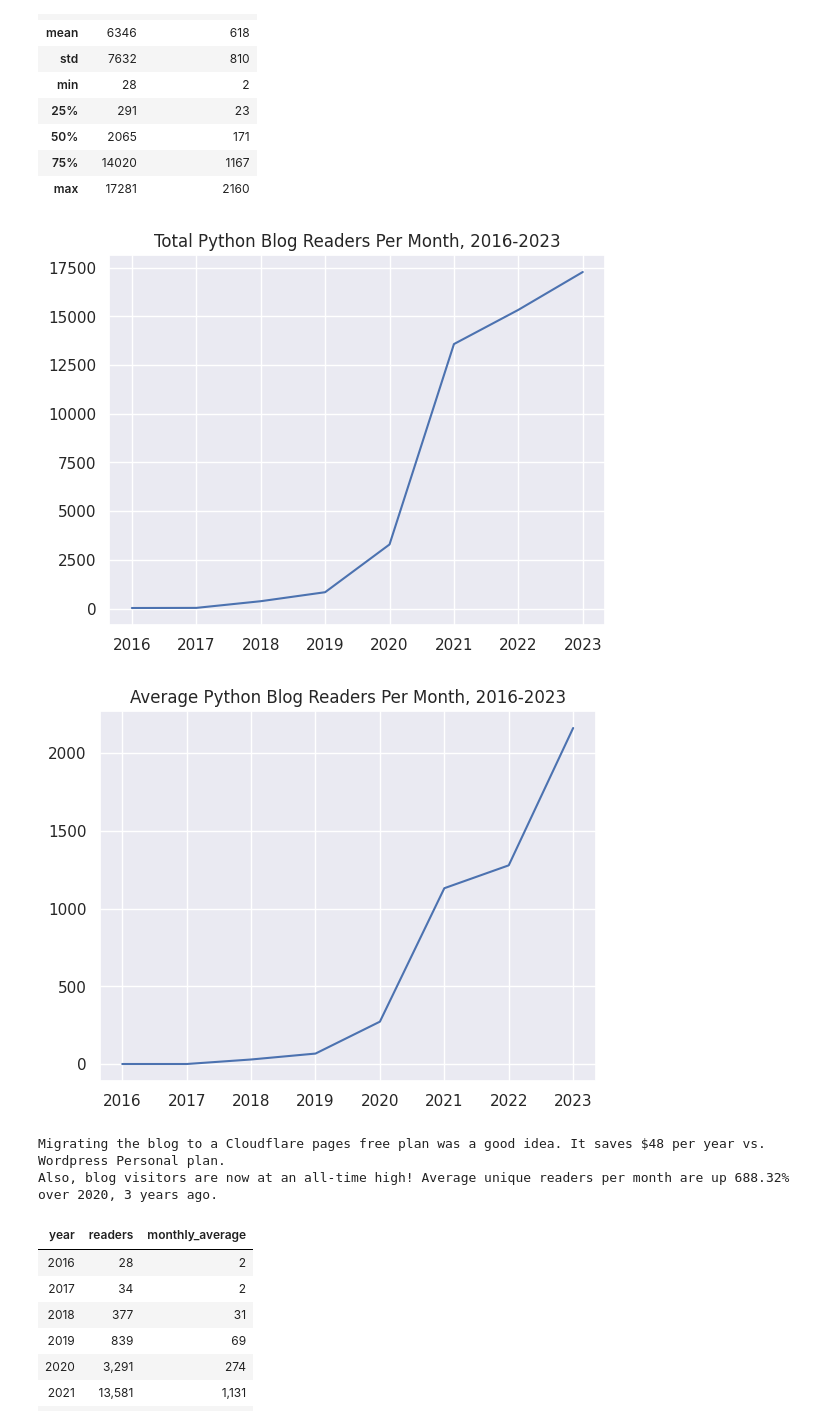
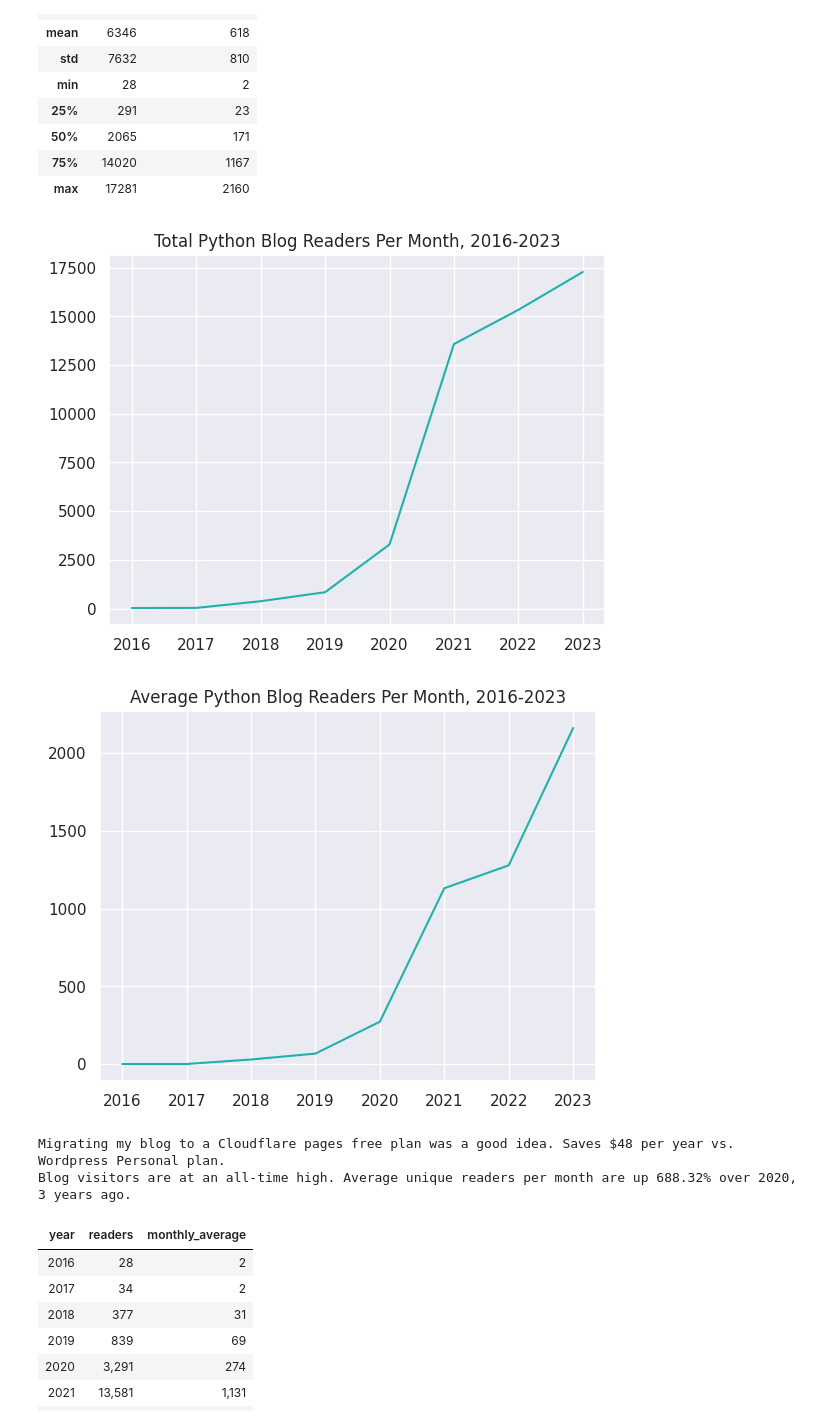
Before and after one commit to erickbytes/lofipy, a Jupyter notebook: Python Blog Readers Analysis 2016-2023.ipynb, the cells around one changed output. Cells and saved outputs as stored; diff of their text form; code cells hidden in the pictures.

Commit message:
edits and changed plot line color to 'light seagreen'

```diff
--- a/Python Blog Readers Analysis 2016-2023.ipynb
+++ b/Python Blog Readers Analysis 2016-2023.ipynb
@@ -207,32 +207,33 @@ readers.describe().astype(int)
 | 75% | 14020 | 1167 |
 | max | 17281 | 2160 |
 # %%
-ax = readers.readers.plot(
-    kind="line", title="Total Python Blog Readers Per Month, 2016-2023"
+# Change color of line to "light seagreen".
+ax = readers.readers.plot.line(
+    title="Total Python Blog Readers Per Month, 2016-2023", color="#20B2AA"
 )
 years = ["axis filler"] + list(readers.year)
 ax.set_xticklabels(years)
 plt.show()
 # %% [output]
-[figure, old version]
+[figure, new version]
 # %%
-ax = readers.monthly_average.plot(
-    kind="line", title="Average Python Blog Readers Per Month, 2016-2023"
+ax = readers.monthly_average.plot.line(
+    title="Average Python Blog Readers Per Month, 2016-2023", color="#20B2AA"
 )
 years = ["axis filler"] + list(readers.year)
 ax.set_xticklabels(years)
 plt.show()
 # %% [output]
-[figure, old version]
+[figure, new version]
 # %%
-print("Migrating the blog to a Cloudflare pages free plan was a good idea. It saves $48 per year vs. Wordpress Personal plan.")
+print("Migrating my blog to a Cloudflare pages free plan was a good idea. Saves $48 per year vs. Wordpress Personal plan.")
 three_years_ago = readers.at[4, "monthly_average"]
 now = readers.at[7, "monthly_average"]
 growth = ((now - three_years_ago) / three_years_ago) * 100
-print(f"Also, blog visitors are now at an all-time high! Average unique readers per month are up {round(growth, 2)}% over 2020, 3 years ago.")
+print(f"Blog visitors are at an all-time high. Average unique readers per month are up {round(growth, 2)}% over 2020, 3 years ago.")
 # %% [output]
-Migrating the blog to a Cloudflare pages free plan was a good idea. It saves $48 per year vs. Wordpress Personal plan.
-Also, blog visitors are now at an all-time high! Average unique readers per month are up 688.32% over 2020, 3 years ago.
+Migrating my blog to a Cloudflare pages free plan was a good idea. Saves $48 per year vs. Wordpress Personal plan.
+Blog visitors are at an all-time high. Average unique readers per month are up 688.32% over 2020, 3 years ago.
 # %%
 # .map requires pandas 2.1.0. Use .applymap for older pandas versions: https://pandas.pydata.org/docs/reference/api/pandas.DataFrame.map.html#pandas.DataFrame.map
 number_cols = ["readers", "monthly_average"]
```
Also changed, not shown: parts of 2 cells of this notebook.
